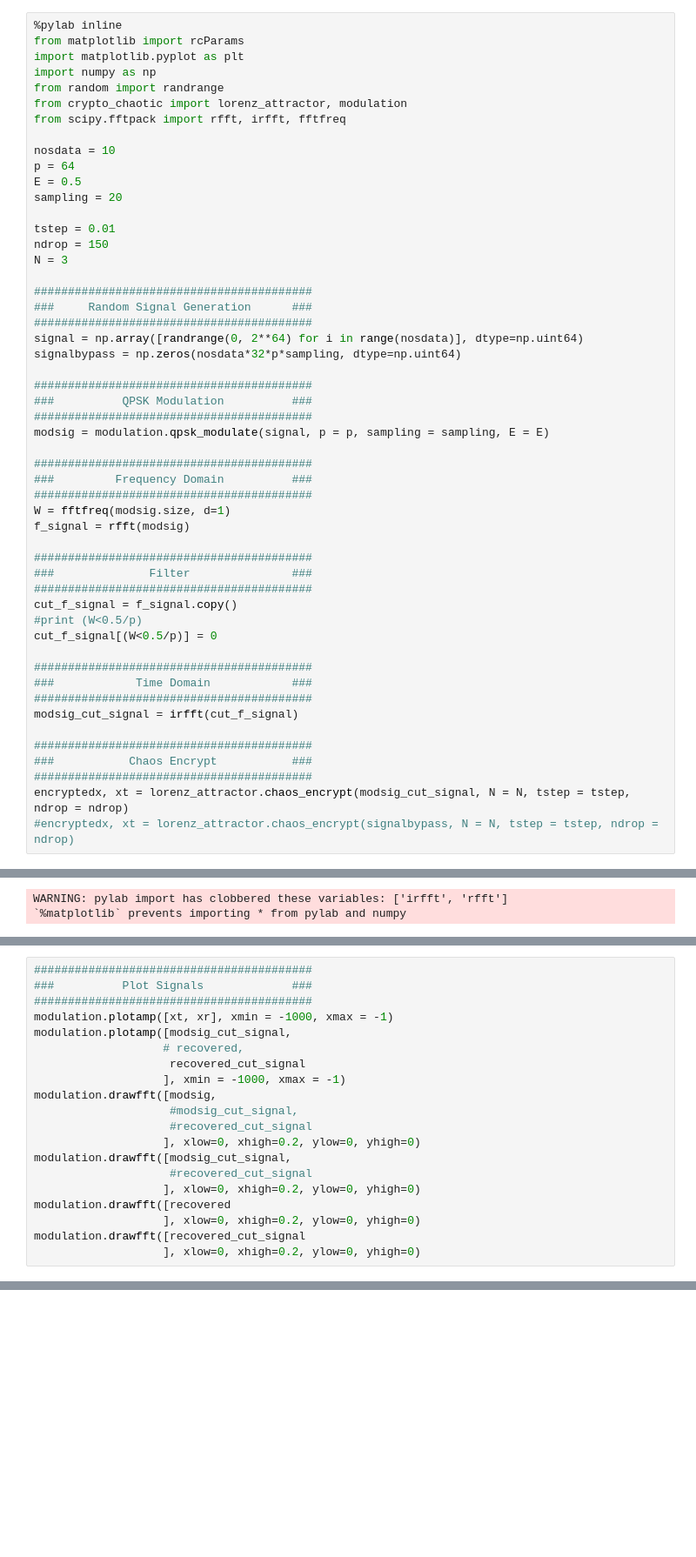
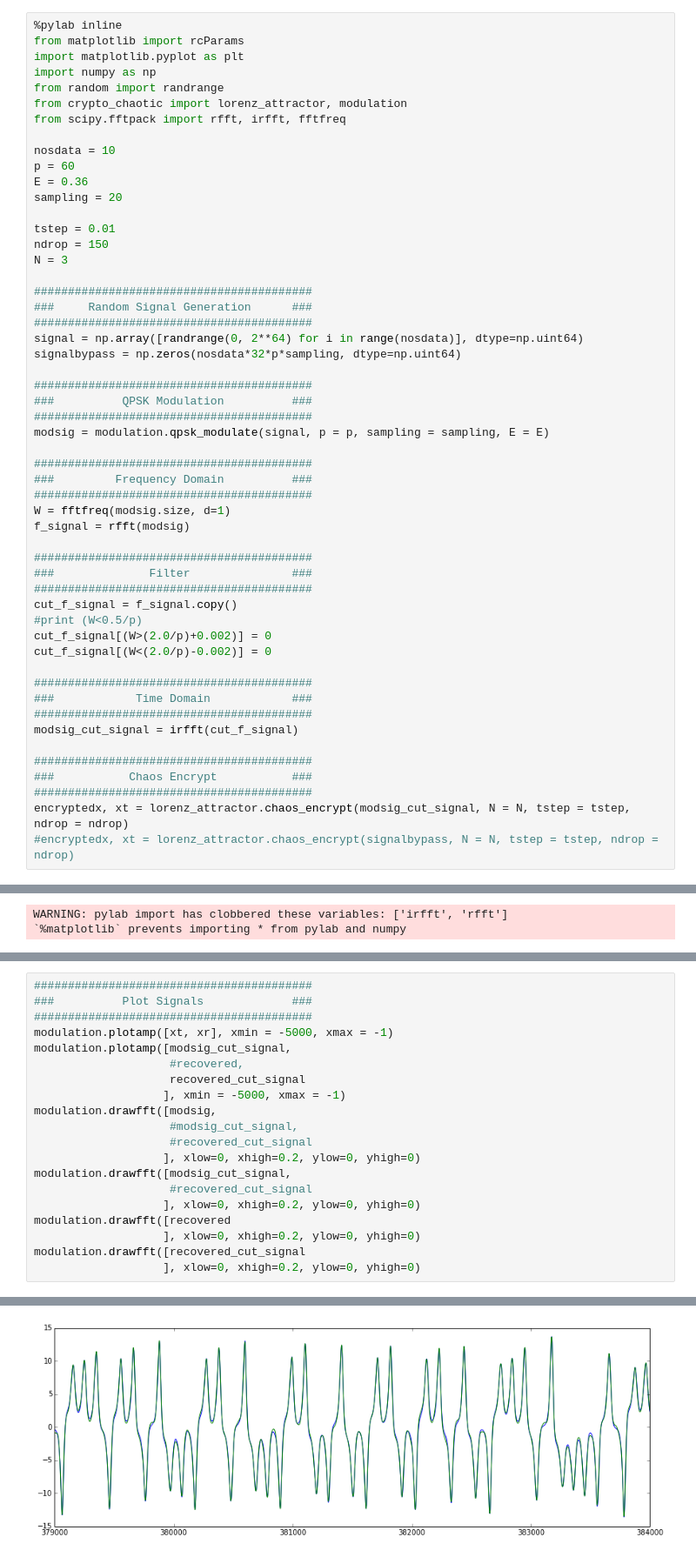
Before and after one commit to abhisheietk/crypto-chaotic, a Jupyter notebook: doc/modulation.ipynb, the cells around one changed output, grey strips where cells are left out. Shown: that part at 87% size. Cells and saved outputs as stored; diff of their text form; blank space fills up the shorter version.

```diff
--- a/doc/modulation.ipynb
+++ b/doc/modulation.ipynb
@@ -184,8 +194,8 @@ from crypto_chaotic import lorenz_attractor, modulation
 from scipy.fftpack import rfft, irfft, fftfreq
 
 nosdata = 10
-p = 64
-E = 0.5
+p = 60
+E = 0.36
 sampling = 20
 
 tstep = 0.01
@@ -214,7 +224,8 @@ f_signal = rfft(modsig)
 #########################################
 cut_f_signal = f_signal.copy()
 #print (W<0.5/p)
-cut_f_signal[(W<0.5/p)] = 0
+cut_f_signal[(W>(2.0/p)+0.002)] = 0
+cut_f_signal[(W<(2.0/p)-0.002)] = 0
 
 #########################################
 ###            Time Domain            ###
@@ -276,11 +296,11 @@ print signal == dmodsig
 #########################################
 ###          Plot Signals             ###
 #########################################
-modulation.plotamp([xt, xr], xmin = -1000, xmax = -1)
+modulation.plotamp([xt, xr], xmin = -5000, xmax = -1)
 modulation.plotamp([modsig_cut_signal,
-                   # recovered,
+                    #recovered,
                     recovered_cut_signal
-                   ], xmin = -1000, xmax = -1)
+                   ], xmin = -5000, xmax = -1)
 modulation.drawfft([modsig,
                     #modsig_cut_signal,
                     #recovered_cut_signal
@@ -292,3 +312,4 @@ modulation.drawfft([recovered
                    ], xlow=0, xhigh=0.2, ylow=0, yhigh=0)
 modulation.drawfft([recovered_cut_signal
                    ], xlow=0, xhigh=0.2, ylow=0, yhigh=0)
+# %% [output]
@@ -294,0 +317 @@ modulation.drawfft([recovered_cut_signal
+[figure, added]
```
Also changed, not shown: parts of 7 cells of this notebook.
